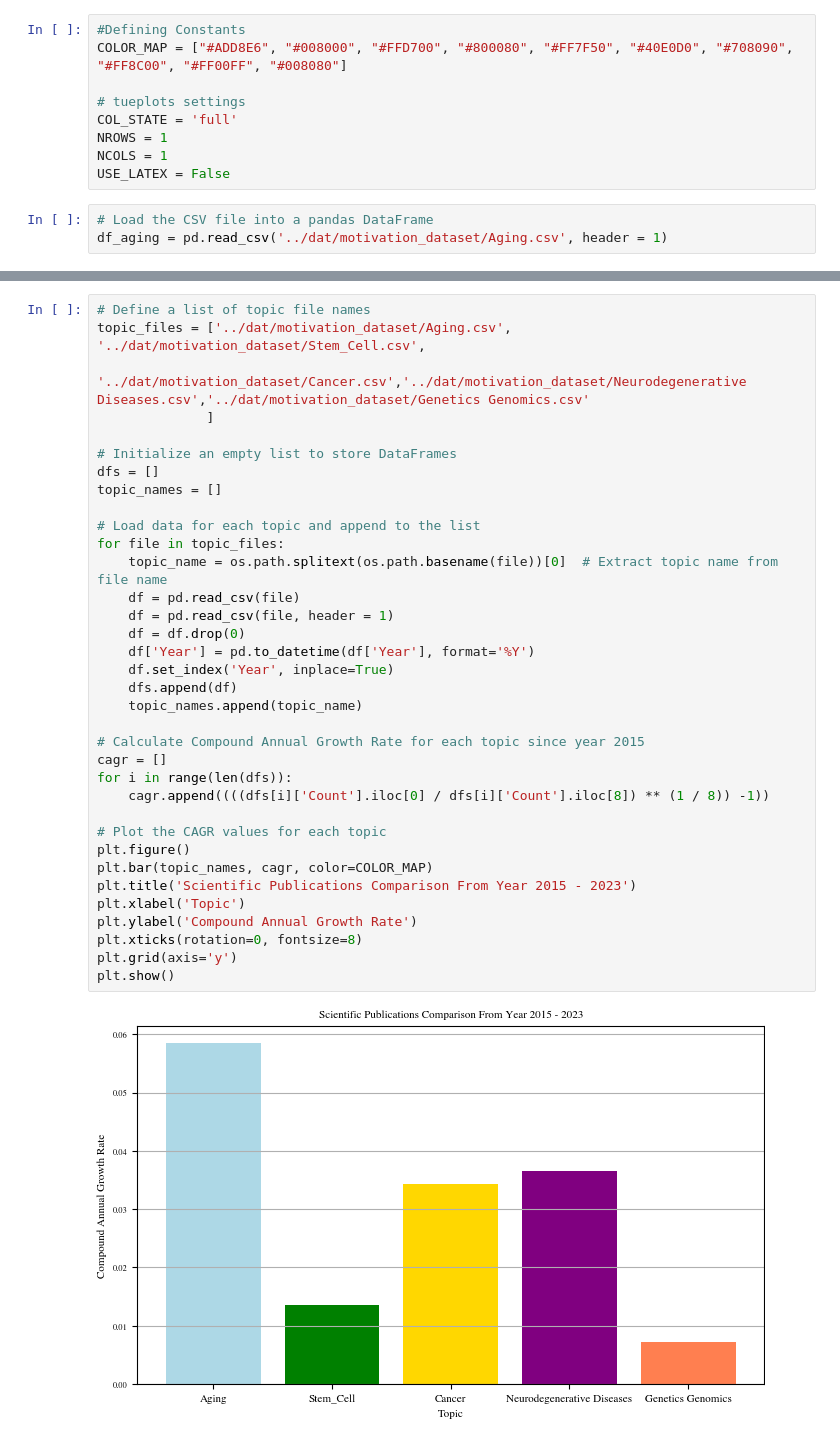
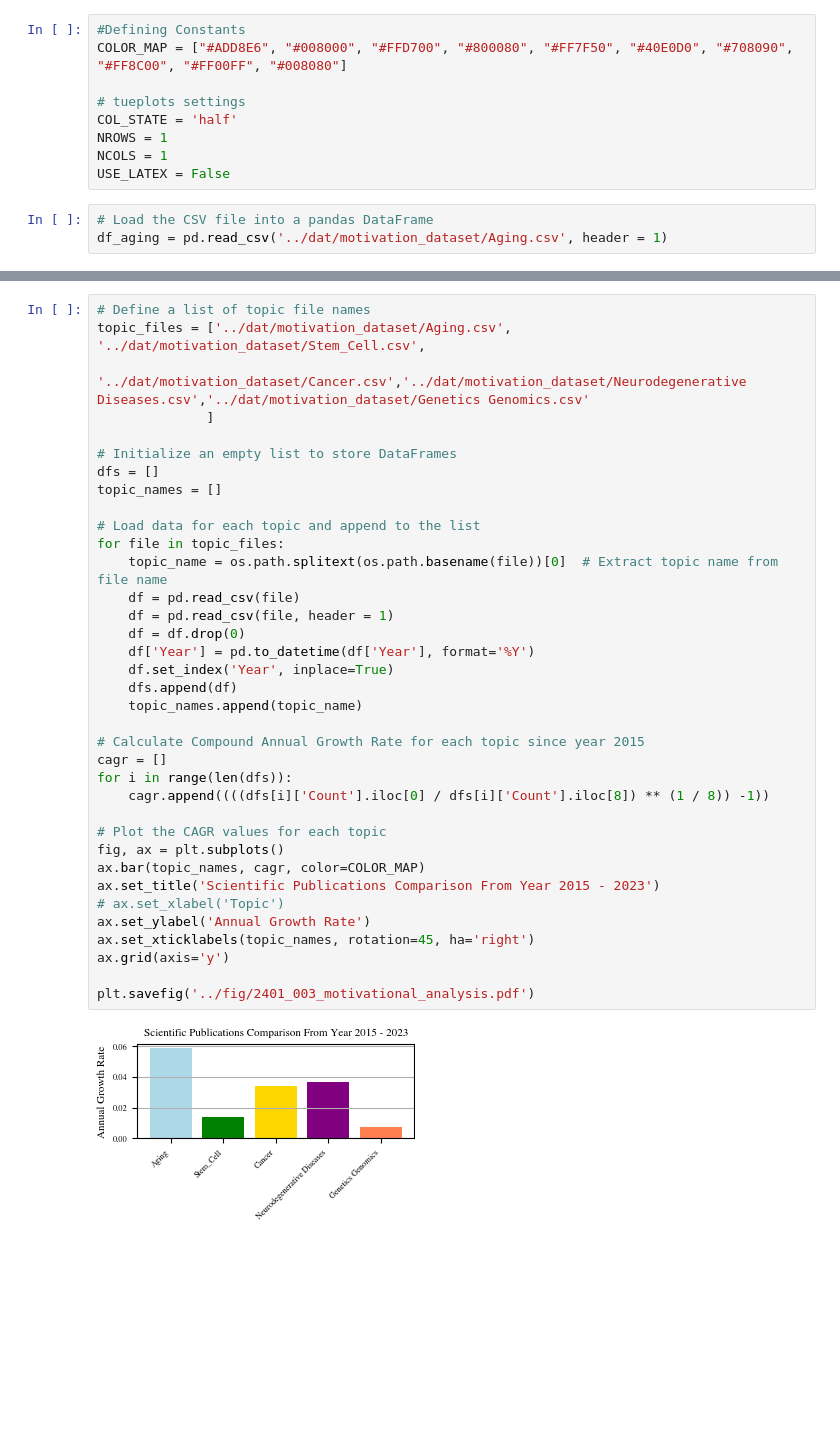
Before and after one commit to shs2017/Data-Literacy, a Jupyter notebook: exp/003_MotivationalAnalysis.ipynb, the cells around one changed output, grey strips where cells are left out. Drawn from its saved outputs; the diff is of its cells as text; blank space fills up the shorter version.

Commit message:
df: 003: Created the motivational analysis plot

```diff
--- a/exp/003_MotivationalAnalysis.ipynb
+++ b/exp/003_MotivationalAnalysis.ipynb
@@ -16,7 +16,7 @@ from tueplots import bundles
 COLOR_MAP = ["#ADD8E6", "#008000", "#FFD700", "#800080", "#FF7F50", "#40E0D0", "#708090", "#FF8C00", "#FF00FF", "#008080"]
 
 # tueplots settings
-COL_STATE = 'full'
+COL_STATE = 'half'
 NROWS = 1
 NCOLS = 1
 USE_LATEX = False
@@ -120,37 +120,38 @@ plt.show()
 # %%
 # Define a list of topic file names
 topic_files = ['../dat/motivation_dataset/Aging.csv', '../dat/motivation_dataset/Stem_Cell.csv',
                '../dat/motivation_dataset/Cancer.csv','../dat/motivation_dataset/Neurodegenerative Diseases.csv','../dat/motivation_dataset/Genetics Genomics.csv'
               ]
 
 # Initialize an empty list to store DataFrames
 dfs = []
 topic_names = []
 
 # Load data for each topic and append to the list
 for file in topic_files:
     topic_name = os.path.splitext(os.path.basename(file))[0]  # Extract topic name from file name
     df = pd.read_csv(file)
     df = pd.read_csv(file, header = 1)
     df = df.drop(0)
     df['Year'] = pd.to_datetime(df['Year'], format='%Y')
     df.set_index('Year', inplace=True)
     dfs.append(df)
     topic_names.append(topic_name)
 
 # Calculate Compound Annual Growth Rate for each topic since year 2015
 cagr = []
 for i in range(len(dfs)):
     cagr.append((((dfs[i]['Count'].iloc[0] / dfs[i]['Count'].iloc[8]) ** (1 / 8)) -1))
 
 # Plot the CAGR values for each topic
-plt.figure()
-plt.bar(topic_names, cagr, color=COLOR_MAP)
-plt.title('Scientific Publications Comparison From Year 2015 - 2023')
-plt.xlabel('Topic')
-plt.ylabel('Compound Annual Growth Rate')
-plt.xticks(rotation=0, fontsize=8)
-plt.grid(axis='y')
-plt.show()
+fig, ax = plt.subplots()
+ax.bar(topic_names, cagr, color=COLOR_MAP)
+ax.set_title('Scientific Publications Comparison From Year 2015 - 2023')
+# ax.set_xlabel('Topic')
+ax.set_ylabel('Annual Growth Rate')
+ax.set_xticklabels(topic_names, rotation=45, ha='right')
+ax.grid(axis='y')
+
+plt.savefig('../fig/2401_003_motivational_analysis.pdf')
 # %% [output]
-[figure, old version]
+[figure, new version]
```
Also changed, not shown: parts of 3 cells of this notebook, 1 other file.
